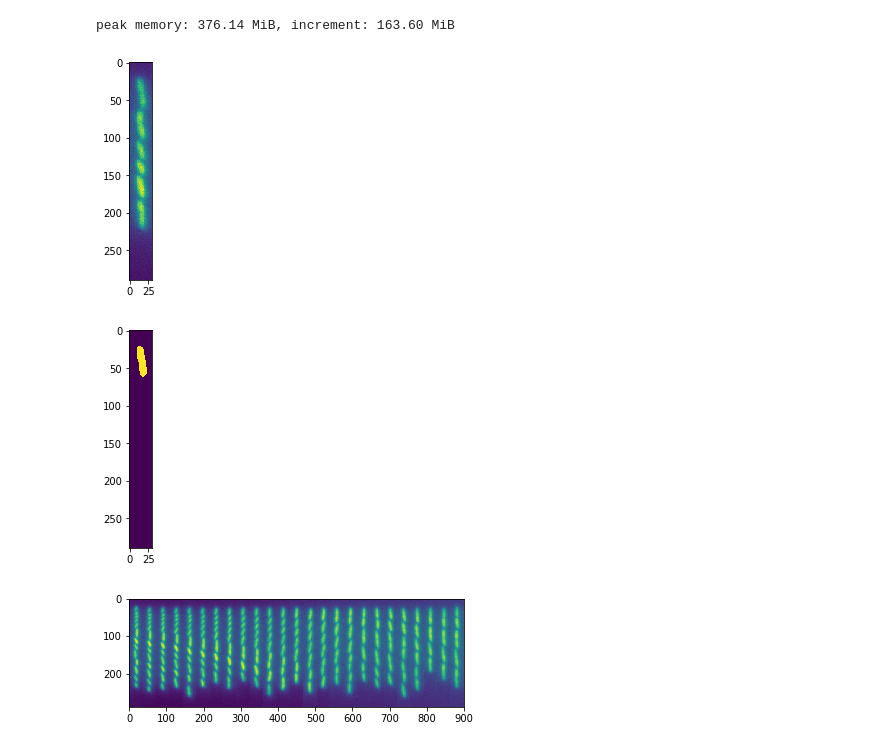
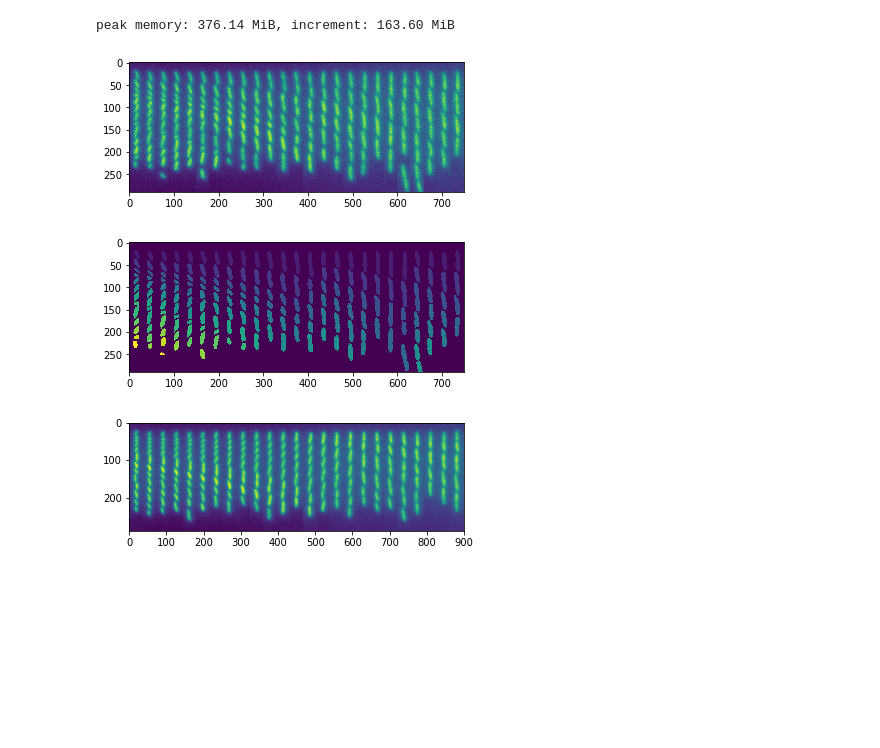
Before and after one commit to paulssonlab/TrenchRipper, a Jupyter notebook: fluorescence_seg_final.ipynb, the cells around one changed output. Drawn from its saved outputs; the diff is of its cells as text; code cells hidden in the pictures; blank space fills up the shorter version.

```diff
--- a/fluorescence_seg_final.ipynb
+++ b/fluorescence_seg_final.ipynb
@@ -177,7 +177,7 @@ class fluo_segmentation:
         segmented = np.moveaxis(segmented,(0,1,2),(2,0,1))
         return segmented
 
-    def segment_fov(self,)
+#     def segment_fov(self,)
 
 
     def init_fov_number(self,fov_number):
@@ -206,5 +206,5 @@ data = h5py.File("/n/groups/paulsson/Daniel/Image_analysis_pipeline/kymographs/o
 # %%
 array = data['top/channel_RFP/11']
 # %%
-array = np.repeat(array,10,2)
+# array = np.repeat(array,10,2)
 # %%
@@ -218,5 +218,5 @@ plt.show()
 # %%
-seg = fluo_segmentation()
+seg = fluo_segmentation("","",["channel_RFP"])
 # %%
 test_out = seg.segment(array)
 # %%
@@ -228,15 +228,16 @@ The memory_profiler extension is already loaded. To reload it, use:
 %memit segment(array,threshold_range=20,threshold_step=10,convex_threshold=0.8)
 # %% [output]
 peak memory: 376.14 MiB, increment: 163.60 MiB
-# %%
-t=10
-plt.imshow(input_kymo.return_wrap()[:,:,t])
-plt.show()
-plt.imshow(test_out[:,:,t]==1)
-plt.show()
-# %% [output]
-[figure, removed]
-[figure, removed]
+# %%
+plt.imshow(input_kymo.return_unwrap())
+plt.show()
+output_kymo = tr.utils.kymo_handle()
+output_kymo.import_wrap(test_out)
+plt.imshow(output_kymo.return_unwrap())
+plt.show()
+# %% [output]
+[figure, added]
+[figure, added]
 # %%
 working_img = preprocess_img(input_kymo.return_unwrap(padding=3),sigma=0.75)
 plt.imshow(working_img)
```
Also changed, not shown: parts of 2 cells of this notebook, 4 other files.
